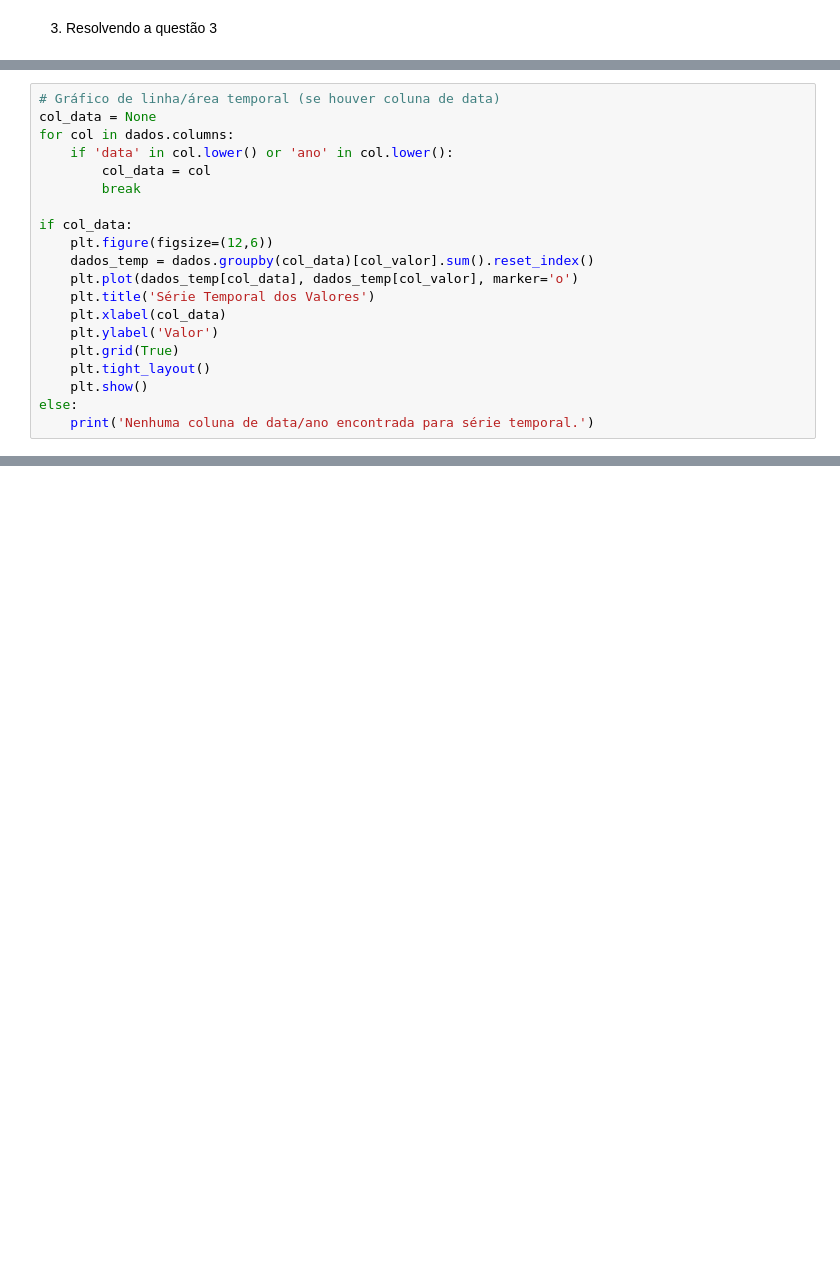
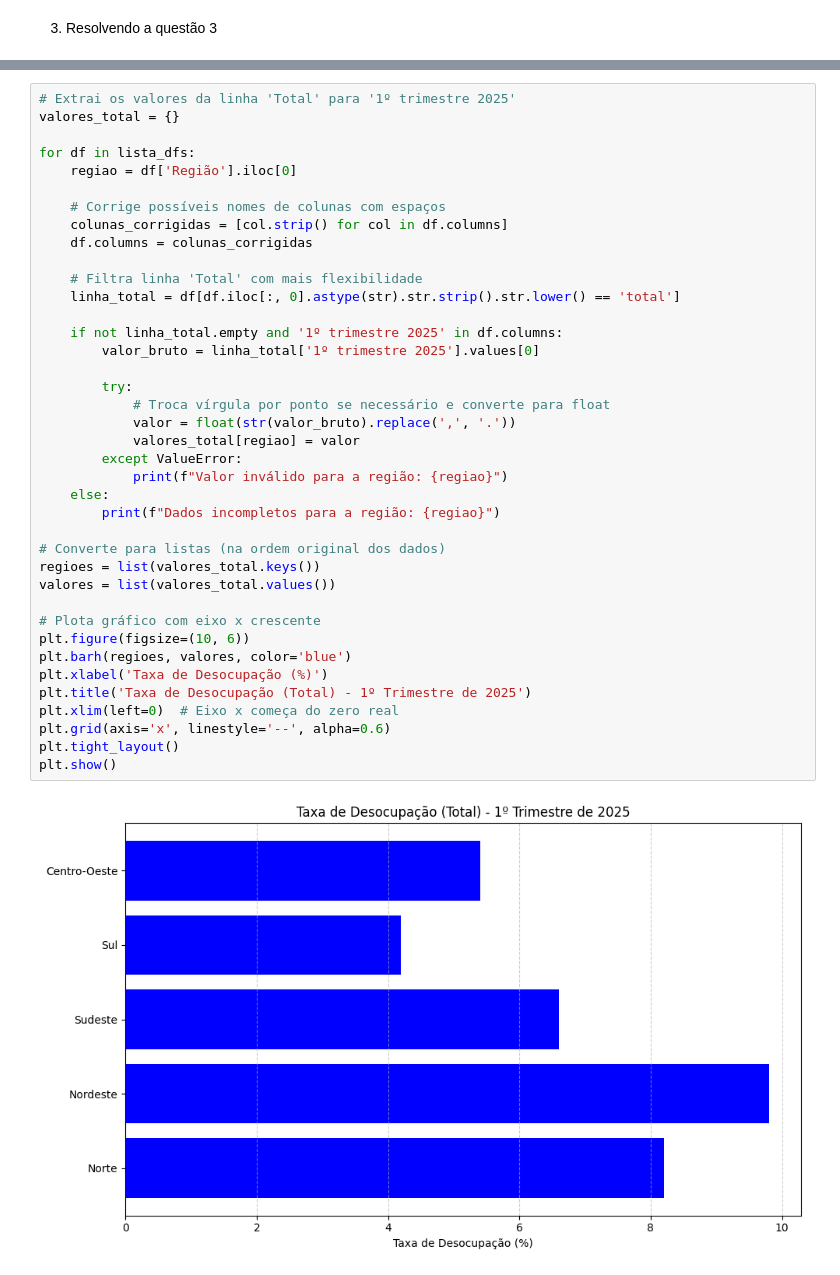
Before and after one commit to KaiqueFalcao/AV3, a Jupyter notebook: AV3.ipynb, the cells around one changed output, grey strips where cells are left out. Saved outputs shown, nothing was run; the diff lists cells and outputs as text; blank space fills up the shorter version.

```diff
--- a/AV3.ipynb
+++ b/AV3.ipynb
@@ -173,20 +159,0 @@ KeyError: 'Estado'
-# %%
-# Gráfico de linha/área temporal (se houver coluna de data)
-col_data = None
-for col in dados.columns:
-    if 'data' in col.lower() or 'ano' in col.lower():
-        col_data = col
-        break
-
-if col_data:
-    plt.figure(figsize=(12,6))
-    dados_temp = dados.groupby(col_data)[col_valor].sum().reset_index()
-    plt.plot(dados_temp[col_data], dados_temp[col_valor], marker='o')
-    plt.title('Série Temporal dos Valores')
-    plt.xlabel(col_data)
-    plt.ylabel('Valor')
-    plt.grid(True)
-    plt.tight_layout()
-    plt.show()
-else:
-    print('Nenhuma coluna de data/ano encontrada para série temporal.')
@@ -220,0 +160,41 @@ KeyError: 'Estado'
+# %%
+# Extrai os valores da linha 'Total' para '1º trimestre 2025'
+valores_total = {}
+
+for df in lista_dfs:
+    regiao = df['Região'].iloc[0]
+
+    # Corrige possíveis nomes de colunas com espaços
+    colunas_corrigidas = [col.strip() for col in df.columns]
+    df.columns = colunas_corrigidas
+
+    # Filtra linha 'Total' com mais flexibilidade
+    linha_total = df[df.iloc[:, 0].astype(str).str.strip().str.lower() == 'total']
+
+    if not linha_total.empty and '1º trimestre 2025' in df.columns:
+        valor_bruto = linha_total['1º trimestre 2025'].values[0]
+
+        try:
+            # Troca vírgula por ponto se necessário e converte para float
+            valor = float(str(valor_bruto).replace(',', '.'))
+            valores_total[regiao] = valor
+        except ValueError:
+            print(f"Valor inválido para a região: {regiao}")
+    else:
+        print(f"Dados incompletos para a região: {regiao}")
+
+# Converte para listas (na ordem original dos dados)
+regioes = list(valores_total.keys())
+valores = list(valores_total.values())
+
+# Plota gráfico com eixo x crescente
+plt.figure(figsize=(10, 6))
+plt.barh(regioes, valores, color='blue')
+plt.xlabel('Taxa de Desocupação (%)')
+plt.title('Taxa de Desocupação (Total) - 1º Trimestre de 2025')
+plt.xlim(left=0)  # Eixo x começa do zero real
+plt.grid(axis='x', linestyle='--', alpha=0.6)
+plt.tight_layout()
+plt.show()
+# %% [output]
+[figure, added]
```
Also changed, not shown: parts of 12 cells of this notebook.
